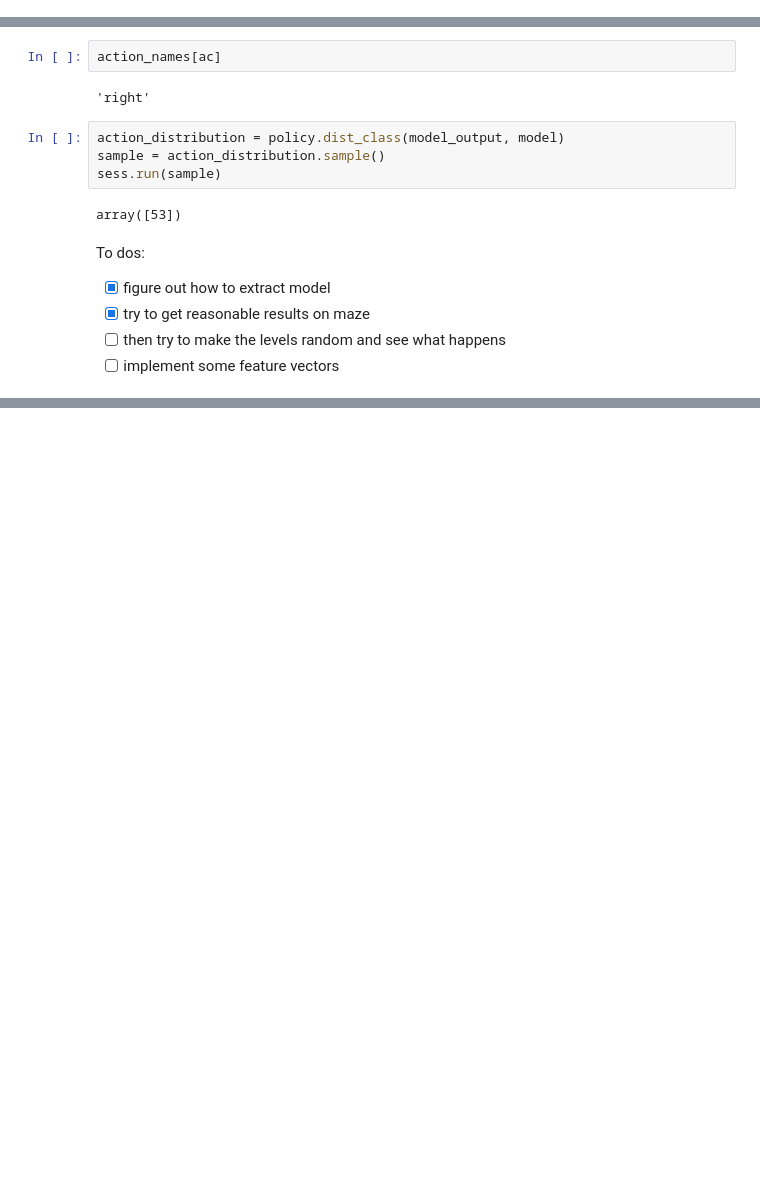
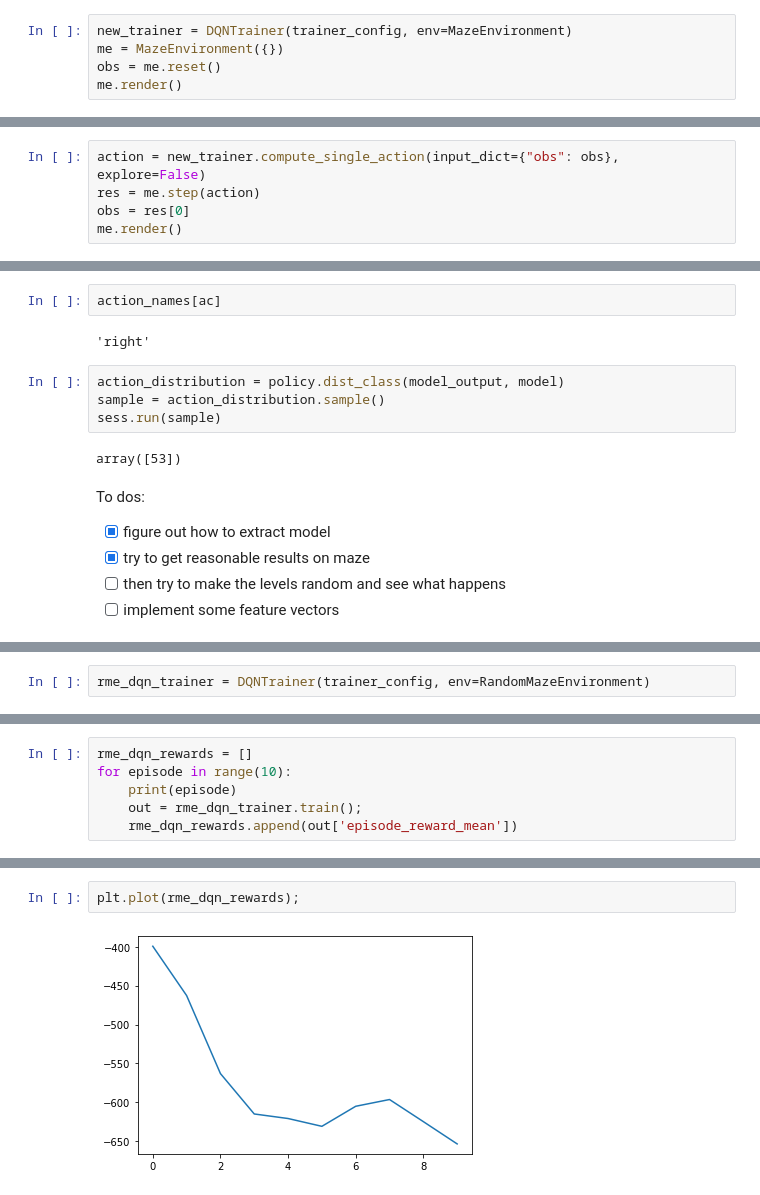
Before and after one commit to anyscale/rl-course, a Jupyter notebook: notebooks/maze.ipynb, the cells around one changed output, grey strips where cells are left out. Drawn from its saved outputs; the diff is of its cells as text; blank space fills up the shorter version.

```diff
--- a/notebooks/maze.ipynb
+++ b/notebooks/maze.ipynb
@@ -204,0 +201,5 @@ done: False
+# %%
+new_trainer = DQNTrainer(trainer_config, env=MazeEnvironment)
+me = MazeEnvironment({})
+obs = me.reset()
+me.render()
@@ -204,0 +212,5 @@ done: False
+# %%
+action = new_trainer.compute_single_action(input_dict={"obs": obs}, explore=False)
+res = me.step(action)
+obs = res[0]
+me.render()
@@ -302,0 +418,2 @@ To dos:
+# %%
+rme_dqn_trainer = DQNTrainer(trainer_config, env=RandomMazeEnvironment)
@@ -302,0 +424,6 @@ To dos:
+# %%
+rme_dqn_rewards = []
+for episode in range(10):
+    print(episode)
+    out = rme_dqn_trainer.train();
+    rme_dqn_rewards.append(out['episode_reward_mean'])
@@ -302,0 +441,4 @@ To dos:
+# %%
+plt.plot(rme_dqn_rewards);
+# %% [output]
+[figure, added]
```
Also changed, not shown: parts of 18 cells of this notebook.
